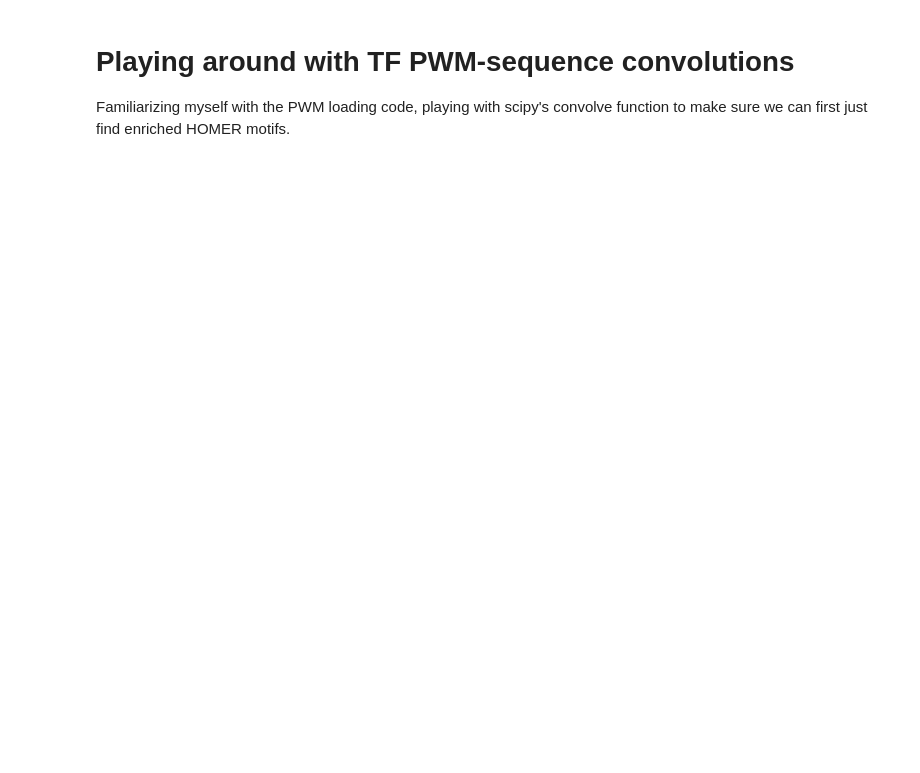
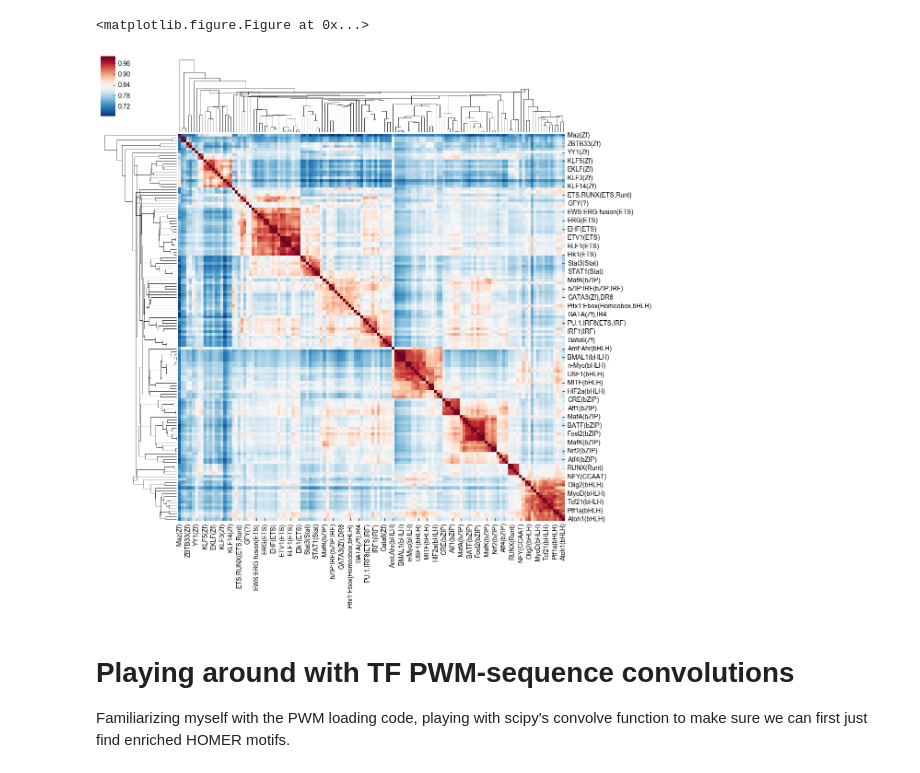
Before and after one commit to kundajelab/mpra, a Jupyter notebook: deeplearn/scripts/Regulatory Grammar Discovery with Sharpr Models.ipynb, the cells around one changed output. Cells and saved outputs as stored; diff of their text form; code cells hidden in the pictures; blank space fills up the shorter version.

```diff
--- a/deeplearn/scripts/Regulatory Grammar Discovery with Sharpr Models.ipynb
+++ b/deeplearn/scripts/Regulatory Grammar Discovery with Sharpr Models.ipynb
@@ -116,0 +555,9 @@ Apply node that caused the error: GpuDnnConv{algo='small', inplace=True}(GpuCont
+# %%
+import gzip
+
+names = gzip.open('../splits/sharpr_znormed_jul23/train_split.txt.gz', 'rb').readlines()
+names = [names[i].strip()[:-2] for i in range(len(names)) if i%2 == 0]
+# %%
+df = pd.DataFrame(normalizedConvMatrices[0])
+df.index = names
+df.columns = motifpwms.keys()
@@ -116,0 +674,8 @@ Apply node that caused the error: GpuDnnConv{algo='small', inplace=True}(GpuCont
+# %%
+corr = df.corr(method = 'spearman')
+
+# import matplotlib.pyplot as plt
+# import seaborn as sns
+
+# # sns.clustermap(normalizedConvMatrices[0][:10000, :100])
+# plt.show()
@@ -117,3 +688,30 @@ Apply node that caused the error: GpuDnnConv{algo='small', inplace=True}(GpuCont
+# %%
+tfShortNames = np.array([tf.split('/')[0] for tf in corr.index])
+corr.index = tfShortNames
+corr.columns = tfShortNames
+# %%
+import matplotlib.pyplot as plt
+import seaborn as sns
+import scipy.spatial as sp, scipy.cluster.hierarchy as hc
+
+corrSubset = corr.iloc[corrMatMotifIdxs, corrMatMotifIdxs]
+
+dist_matrix = 1 - corrSubset
+linkage = hc.linkage(sp.distance.squareform(dist_matrix), method='median')
+
+sns.clustermap(corrSubset,
+               cmap = 'RdBu_r',
+               row_linkage = linkage,
+               col_linkage = linkage,
+#                z_score = 0,
+#                linewidths=.75,
+               figsize=(13, 13)
+              )
+
+plt.show()
+# %% [output]
+<matplotlib.figure.Figure at 0x...>
+[figure, added]
 # %% [markdown]
 # Playing around with TF PWM-sequence convolutions
 
```
Also changed, not shown: parts of 37 cells of this notebook, 1 other file.
